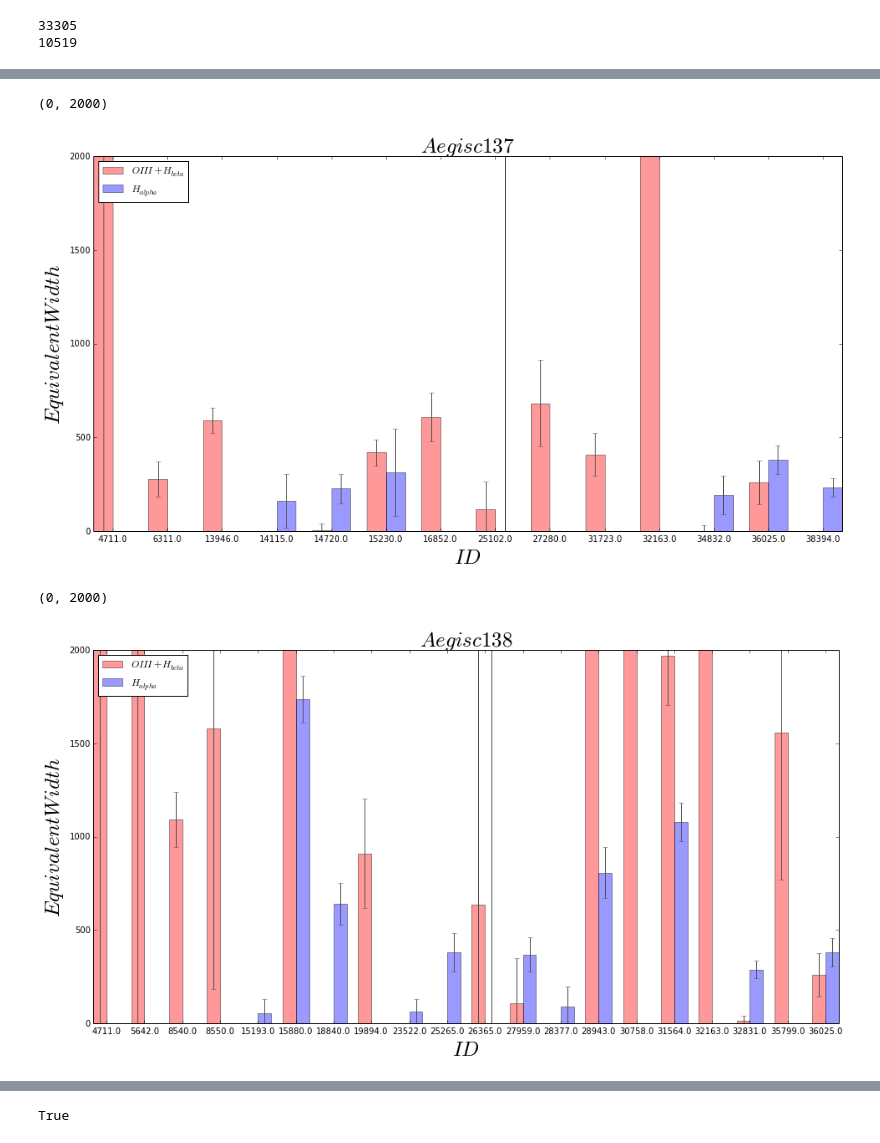
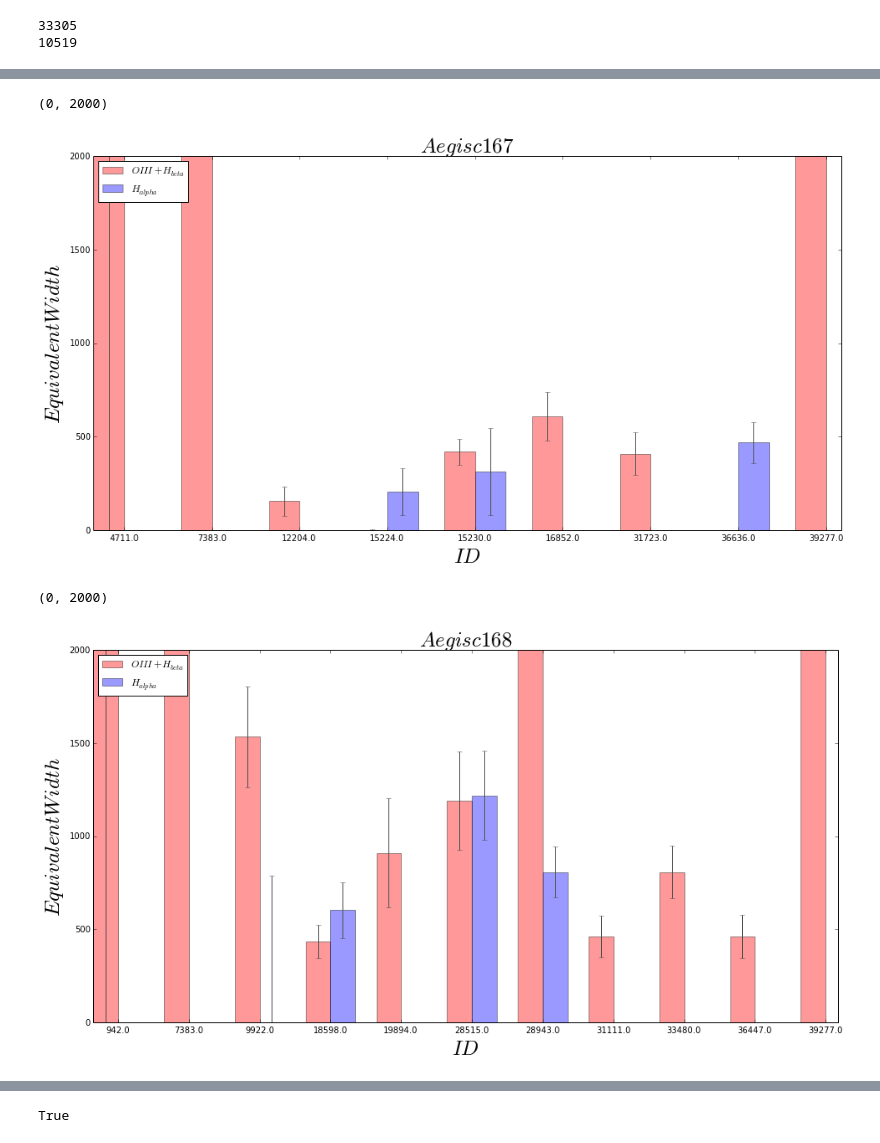
Before and after one commit to rohannaidu/eelg-quest, a Jupyter notebook: Aegis photo cuts.ipynb, the cells around one changed output, grey strips where cells are left out. Saved outputs shown, nothing was run; the diff lists cells and outputs as text; code cells hidden in the pictures.

```diff
--- a/Aegis photo cuts.ipynb
+++ b/Aegis photo cuts.ipynb
@@ -314,7 +311,8 @@ print np.count_nonzero((aegis_data['f_i'] > 0)|(aegis_data['f_F814W'] > 0))
 # %%
 def cutter (a, a_err, b, b_err, c, c_err):
     return (((magfunc(a, a_err)- magfunc(b, b_err) >(0.44 + (((magerrorfunc(a, a_err))**2) + ((magerrorfunc(b, b_err))**2))**.5)) &
-(magfunc(c, c_err)- magfunc(b, b_err) >(0.44 + (((magerrorfunc(c, c_err))**2) + ((magerrorfunc(b, b_err))**2))**.5))) & aeg_phot_use_1 & ((a>=0)& (b>=0) & (c>=0)))
+(magfunc(c, c_err)- magfunc(b, b_err) >(0.44 + (((magerrorfunc(c, c_err))**2) + ((magerrorfunc(b, b_err))**2))**.5))) & aeg_phot_use_1 & ((a>=0)& (b>=0) & (c>=0)) & (((a/a_err)>3)&((b/b_err)>3)&((c/c_err)>3)))
+#& (((a/a_err)>3)&((b/b_err)>3)&((c/c_err)>3))
 # %%
 ijh_cut = cutter (aegis_data['f_F814W'], aegis_data['e_F814W'], aegis_data['f_F125W'], aegis_data['e_F125W'], aegis_data['f_F160W'], aegis_data['e_F160W'])
 # %%
@@ -554,5 +594,5 @@ print np.count_nonzero(((c137) & (c138) & (c147) &(c148) & (c157) &(c158) &(c167
 # %%
-current_cut = c137
+current_cut = c167
 #insert cut above
 plt.figure(figsize=(16,8))
 n_groups = len(aeg_eqw_sum[(current_cut == 1)&((pha_data['HALPHA_EQW'][0:41200] >0) | (aeg_eqw_sum>0))])
@@ -578,7 +618,7 @@ rects2 = plt.bar(index + bar_width, means_women, bar_width,
                  label='$H_{alpha}$')
 plt.xlabel('$ID$', fontsize = 25 )
 plt.ylabel('$Equivalent Width$', fontsize = 25)
-plt.title('$Aegis c137$', fontsize = 25)
+plt.title('$Aegis c167$', fontsize = 25)
 plt.xticks(index + bar_width, pha_data['id'][0:41200][(current_cut == 1)&((pha_data['HALPHA_EQW'][0:41200] >0) | (aeg_eqw_sum>0))])
 plt.yticks(np.arange(0, max(means_men), 500 ))
 plt.legend(loc='upper left')
@@ -586,40 +626,40 @@ plt.axis('tight')
 plt.ylim(0,2000)
 # %% [output]
 (0, 2000)
-[figure, old version]
+[figure, new version]
 # %%
-current_cut = c138
+current_cut = c168
 #insert cut above
 plt.figure(figsize=(16,8))
 n_groups = len(aeg_eqw_sum[(current_cut == 1)&((pha_data['HALPHA_EQW'][0:41200] >0) | (aeg_eqw_sum>0))])
 means_men = aeg_eqw_sum[(current_cut == 1)& ((pha_data['HALPHA_EQW'][0:41200] >0) | (aeg_eqw_sum>0))]
 std_men = aeg_eqw_err_net[(current_cut == 1)& ((pha_data['HALPHA_EQW'][0:41200] >0) | (aeg_eqw_sum>0))]
 means_women = pha_data['HALPHA_EQW'][0:41200][(current_cut == 1)& ((pha_data['HALPHA_EQW'][0:41200] >0) | (aeg_eqw_sum>0))]
 std_women = pha_data['HALPHA_EQW_ERR'][0:41200][(current_cut == 1) & ((pha_data['HALPHA_EQW'][0:41200] >0) | (aeg_eqw_sum>0))]
 index = np.arange(n_groups)
 bar_width = 0.35
 opacity = 0.4
 error_config = {'ecolor': '0.3'}
 rects1 = plt.bar(index, means_men, bar_width,
                  alpha=opacity,
                  color='r',
                  yerr=std_men,
                  error_kw=error_config,
                  label='$OIII + H_{beta}$')
 rects2 = plt.bar(index + bar_width, means_women, bar_width,
                  alpha=opacity,
                  color='b',
                  yerr=std_women,
                  error_kw=error_config,
                  label='$H_{alpha}$')
 plt.xlabel('$ID$', fontsize = 25 )
 plt.ylabel('$Equivalent Width$', fontsize = 25)
-plt.title('$Aegis c138$', fontsize = 25)
+plt.title('$Aegis c168$', fontsize = 25)
 plt.xticks(index + bar_width, pha_data['id'][0:41200][(current_cut == 1)&((pha_data['HALPHA_EQW'][0:41200] >0) | (aeg_eqw_sum>0))])
 plt.yticks(np.arange(0, max(means_men), 500 ))
 plt.legend(loc='upper left')
 plt.axis('tight')
 plt.ylim(0,2000)
 # %% [output]
 (0, 2000)
-[figure, old version]
+[figure, new version]
```
Also changed, not shown: parts of 41 cells of this notebook.
